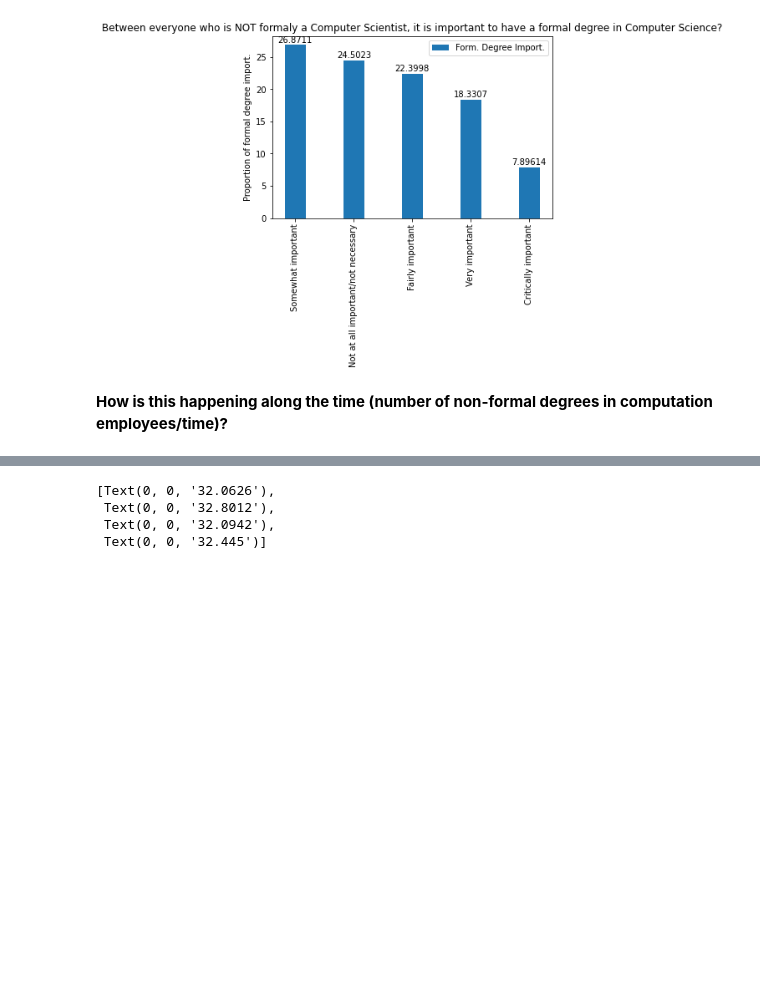
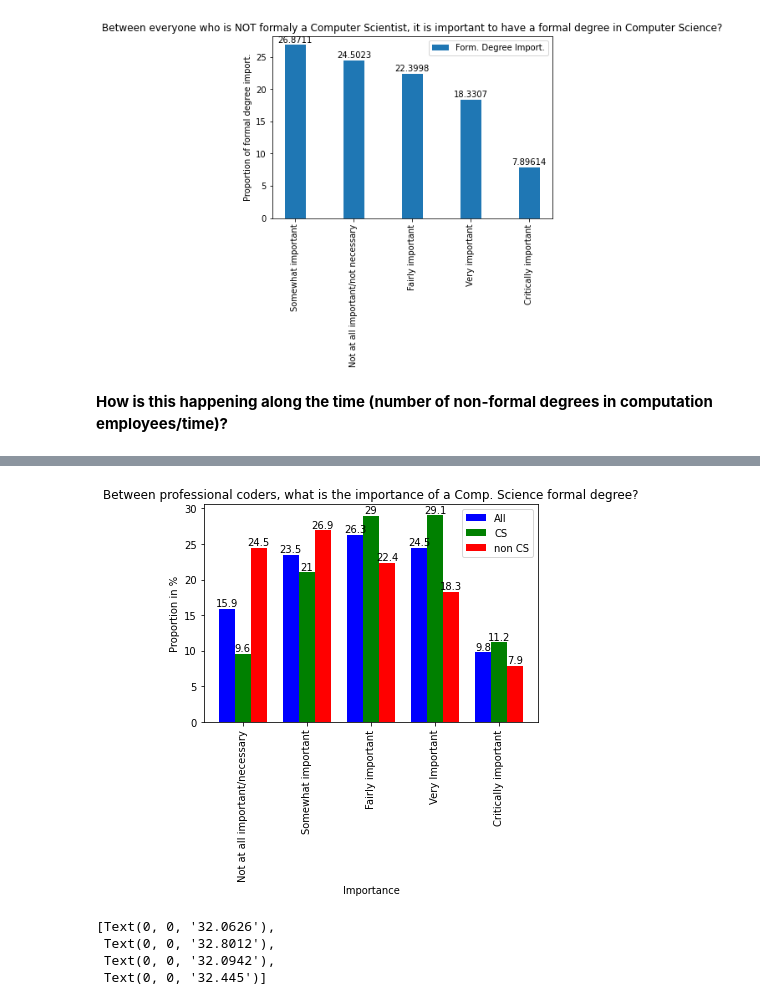
Before and after one commit to NataliaKitaoka/coder-evolution, a Jupyter notebook: coder-evolution.ipynb, the cells around one changed output, grey strips where cells are left out. Saved outputs shown, nothing was run; the diff lists cells and outputs as text; code cells hidden in the pictures; blank space fills up the shorter version.

```diff
--- a/coder-evolution.ipynb
+++ b/coder-evolution.ipynb
@@ -246,3 +249,28 @@ values_y2
+# %%
+#Plotting the three charts in one
+data_index = ['Not at all important/necessary', 'Somewhat important', 'Fairly important','Very Important', 'Critically important']
+general = [15.9,23.5,26.3,24.5,9.8]
+CS = [9.6,21.0,29.0,29.1,11.2]
+non_CS = [24.5,26.9,22.4,18.3,7.9]
+
+data = [general,CS, non_CS]
+X = np.arange(5)
+bar1 = plt.bar(X + 0.00, data[0], width = 0.25, color = 'b')
+bar2 = plt.bar(X + 0.25, data[1], width = 0.25, color = 'g')
+bar3 = plt.bar(X + 0.50, data[2], width = 0.25, color = 'r')
+plt.xticks(X+0.25,data_index,rotation=90)
+plt.legend( (bar1, bar2, bar3), ('All', 'CS', 'non CS') )
+
+plt.xlabel("Importance")
+plt.ylabel('Proportion in %')
+plt.title("Between professional coders, what is the importance of a Comp. Science formal degree?")
+plt.bar_label(bar1,padding=0)
+plt.bar_label(bar2,padding=0)
+plt.bar_label(bar3,padding=0)
+
+plt.show()
+# %% [output]
+[figure, added]
 # %%
 x_years = np.arange(4) #the label locations
 years_values_y = [ratio17, ratio18, ratio19, ratio20]
```
Also changed, not shown: parts of 12 cells of this notebook.
